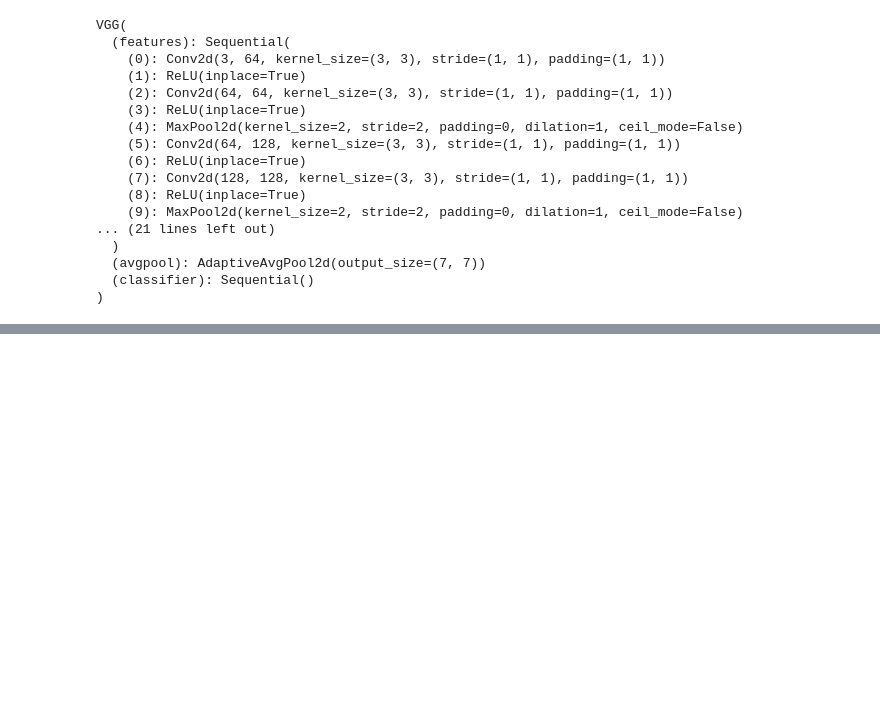
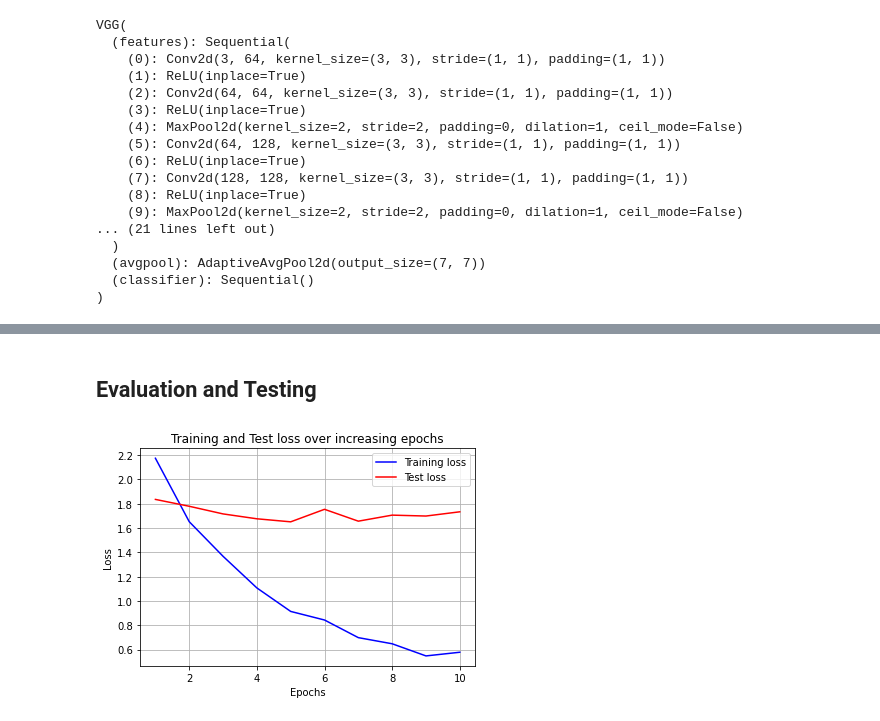
Before and after one commit to Hrithik2212/CV-for-Self-Driving-Car, a Jupyter notebook: 00_RCNN_Heavy_Vehicle_Detection.ipynb, the cells around one changed output, grey strips where cells are left out. Drawn from its saved outputs; the diff is of its cells as text; code cells hidden in the pictures; blank space fills up the shorter version.

```diff
--- a/00_RCNN_Heavy_Vehicle_Detection.ipynb
+++ b/00_RCNN_Heavy_Vehicle_Detection.ipynb
@@ -210,7 +231,7 @@ background_class = label2target['background']
 normalize = transforms.Normalize(mean= [0.485 , 0.456 ,0.406],
                                 std = [0.229 , 0.224 ,0.255])
 
-def preproces_image(img):
+def preprocess_image(img):
   img = torch.tensor(img).permute(2,0,1)
   img = normalize(img)
   return img.to(device).float()
@@ -343,0 +372,5 @@ def validate_batch(inputs , model , criterion):
+# %%
+model = RCNN().to(device)
+criterion = model.calc_loss
+optimizer = optim.SGD(model.parameters() , lr = 1e-3)
+EPOCHS = 10
@@ -343,0 +398,22 @@ def validate_batch(inputs , model , criterion):
+# %%
+ta , tcl , trl , ttl = [] , [] , [] , []
+va , vcl , vrl , vtl = [] , [] , [] , []
+for epoch in range(EPOCHS):
+  print(f'EPOCH {epoch+1}')
+  # Train loop
+  for ix , batch in enumerate(train_loader):
+    eta , etcl , etrl , ettl = [] , [] , [] , []
+    loss , los_loss , regr_loss , accs = train_batch(batch , model , optimizer , criterion )
+    eta.append(accs) , etcl.append(los_loss) , etrl.append(regr_loss) , ettl.append(loss)
+
+  print(f'Train -- Total Loss {np.mean(ettl):.5f} | Regression Loss {np.mean(etrl):.5f} | Classification Loss {np.mean(etcl):.5f} | Accuracy {np.mean(eta)*100 :.2f}')
+  ta.append(np.mean(eta)) , tcl.append(np.mean(etcl)) , trl.append(np.mean(etrl)) , ttl.append(np.mean(ettl))
+  # Validation Loop
+  for ix, batch in enumerate(test_loader):
+    eva , evcl , evrl , evtl = [] , [] , [] , []
+    _clss , _deltas , loss , loc_loss , reg_loss , accs = validate_batch(batch , model , criterion)
+    eva.append(accs) , evcl.append(loc_loss) , evrl.append(reg_loss) , evtl.append(loss)
+
+  print(f'Validation -- Total Loss {np.mean(evtl):.5f} | Regression Loss {np.mean(evrl):.5f} | Classification Loss {np.mean(evcl):.5f} | Accuracy {np.mean(eva)*100 :.2f}')
+  va.append(np.mean(eva)) , vcl.append(np.mean(evcl)) , vrl.append(np.mean(evrl)) , vtl.append(np.mean(evtl))
+  print(f'=====================================================================================Done')
@@ -343,0 +434,17 @@ def validate_batch(inputs , model , criterion):
+# %% [markdown]
+## Evaluation  and Testing
+# %%
+epochs = np.arange(10)+1
+import matplotlib.ticker as mtick
+import matplotlib.pyplot as plt
+import matplotlib.ticker as mticker
+plt.plot(epochs, ttl, 'b', label='Training loss')
+plt.plot(epochs, vtl , 'r', label='Test loss')
+plt.title('Training and Test loss over increasing epochs')
+plt.xlabel('Epochs')
+plt.ylabel('Loss')
+plt.legend()
+plt.grid('off')
+plt.show()
+# %% [output]
+[figure, added]
```
Also changed, not shown: parts of 21 cells of this notebook.
